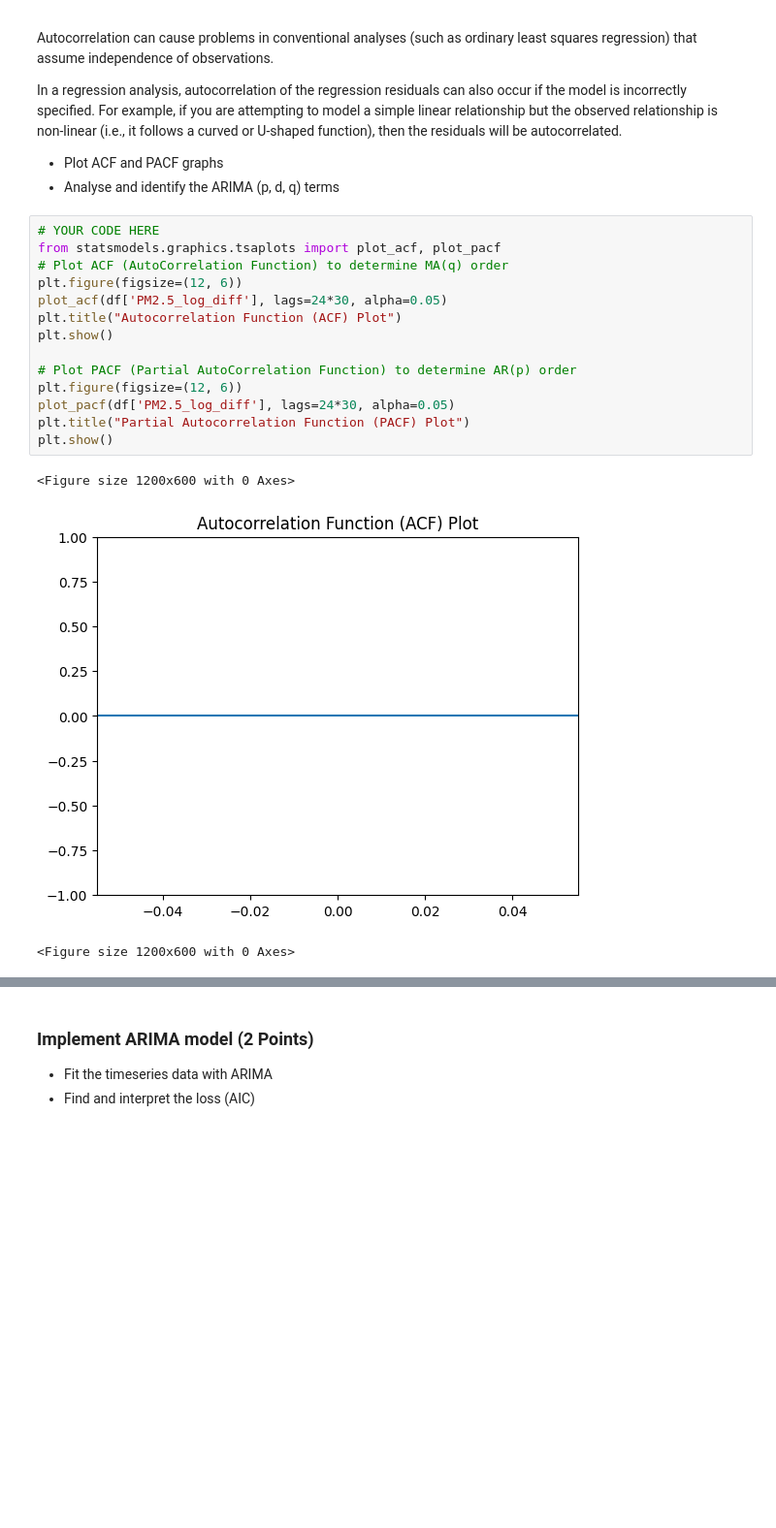
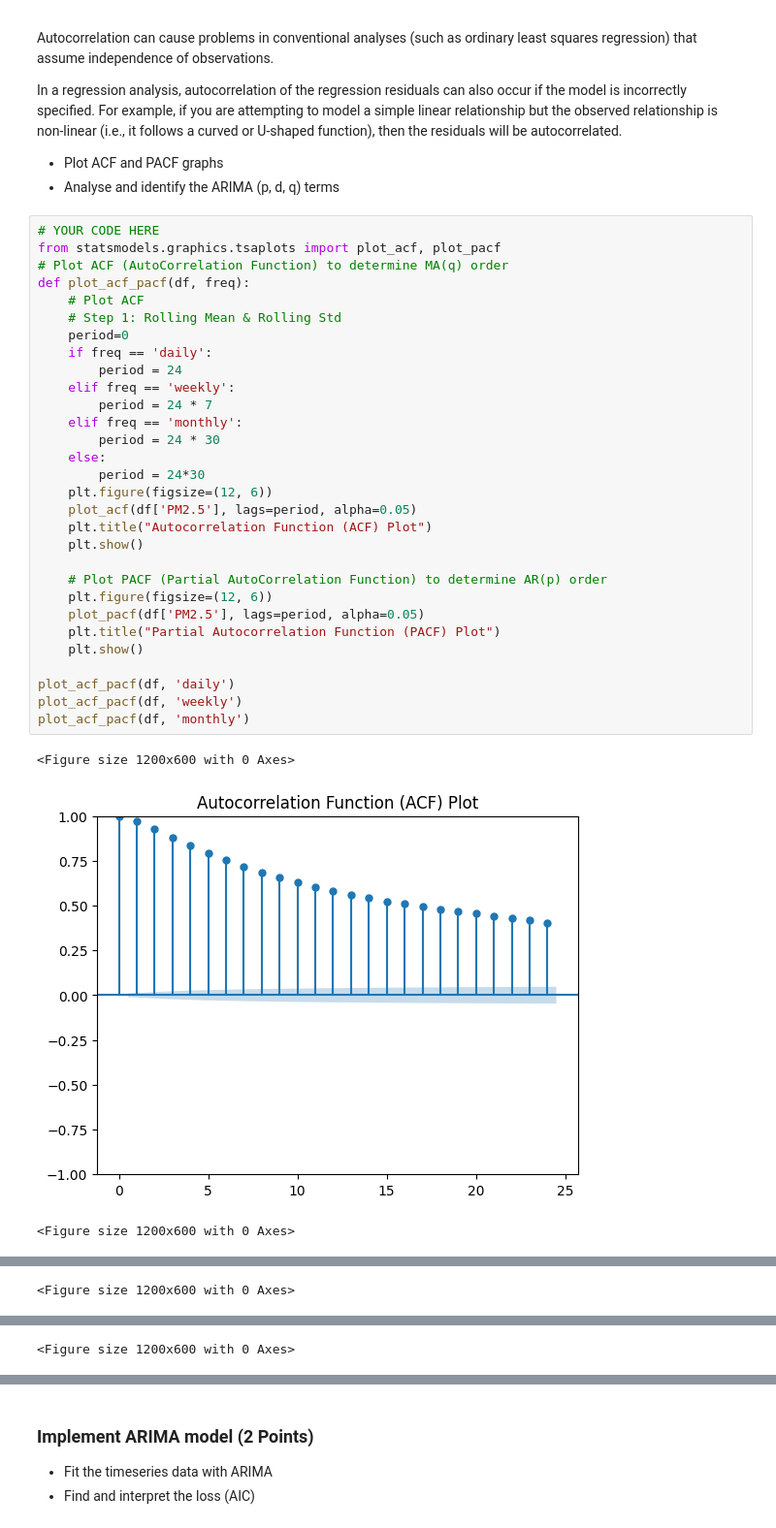
Before and after one commit to vchandraiitk/PokerCardGame, a Jupyter notebook: Vikas_M8_NB_MiniProject_4_AirQuality_Forecast_ARIMA.ipynb, the cells around one changed output, grey strips where cells are left out. Shown at 97% size. Drawn from its saved outputs; the diff is of its cells as text; blank space fills up the shorter version.

```diff
--- a/Vikas_M8_NB_MiniProject_4_AirQuality_Forecast_ARIMA.ipynb
+++ b/Vikas_M8_NB_MiniProject_4_AirQuality_Forecast_ARIMA.ipynb
@@ -458,18 +335,34 @@ In a regression analysis, autocorrelation of the regression residuals can also o
 # %%
 # YOUR CODE HERE
 from statsmodels.graphics.tsaplots import plot_acf, plot_pacf
 # Plot ACF (AutoCorrelation Function) to determine MA(q) order
-plt.figure(figsize=(12, 6))
-plot_acf(df['PM2.5_log_diff'], lags=24*30, alpha=0.05)
-plt.title("Autocorrelation Function (ACF) Plot")
-plt.show()
+def plot_acf_pacf(df, freq):
+    # Plot ACF
+    # Step 1: Rolling Mean & Rolling Std
+    period=0
+    if freq == 'daily':
+        period = 24
+    elif freq == 'weekly':
+        period = 24 * 7
+    elif freq == 'monthly':
+        period = 24 * 30
+    else:
+        period = 24*30
+    plt.figure(figsize=(12, 6))
+    plot_acf(df['PM2.5'], lags=period, alpha=0.05)
+    plt.title("Autocorrelation Function (ACF) Plot")
+    plt.show()
 
-# Plot PACF (Partial AutoCorrelation Function) to determine AR(p) order
-plt.figure(figsize=(12, 6))
-plot_pacf(df['PM2.5_log_diff'], lags=24*30, alpha=0.05)
-plt.title("Partial Autocorrelation Function (PACF) Plot")
-plt.show()
+    # Plot PACF (Partial AutoCorrelation Function) to determine AR(p) order
+    plt.figure(figsize=(12, 6))
+    plot_pacf(df['PM2.5'], lags=period, alpha=0.05)
+    plt.title("Partial Autocorrelation Function (PACF) Plot")
+    plt.show()
+
+plot_acf_pacf(df, 'daily')
+plot_acf_pacf(df, 'weekly')
+plot_acf_pacf(df, 'monthly')
 # %% [output]
 <Figure size 1200x600 with 0 Axes>
-[figure, old version]
+[figure, new version]
 <Figure size 1200x600 with 0 Axes>
@@ -476,0 +370 @@ plt.show()
+<Figure size 1200x600 with 0 Axes>
@@ -476,0 +372 @@ plt.show()
+<Figure size 1200x600 with 0 Axes>
```
Also changed, not shown: parts of 8 cells of this notebook.
